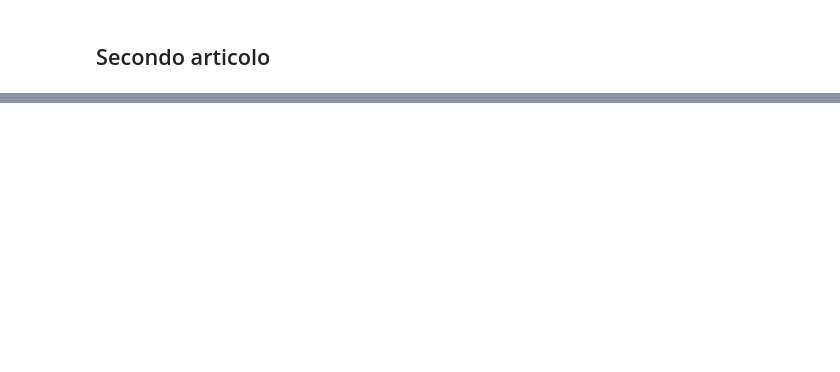
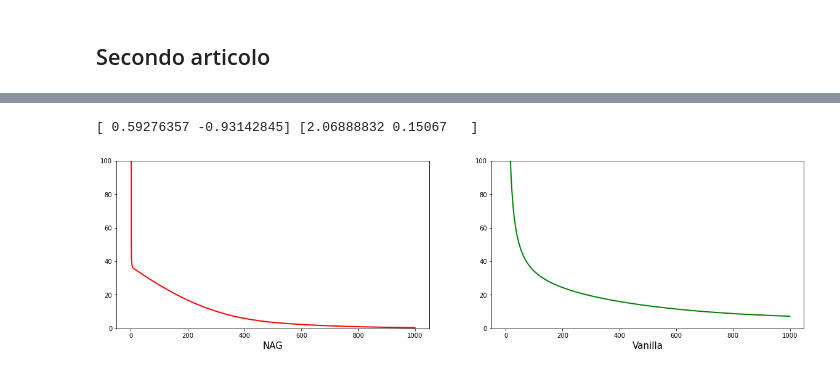
Before and after one commit to SimonePip/FDS, a Jupyter notebook: Final_project/FDS_Final_Project.ipynb, the cells around one changed output, grey strips where cells are left out. Saved outputs shown, nothing was run; the diff lists cells and outputs as text; code cells hidden in the pictures; blank space fills up the shorter version.

```diff
--- a/Final_project/FDS_Final_Project.ipynb
+++ b/Final_project/FDS_Final_Project.ipynb
@@ -276,0 +306,43 @@ plt.show()
+# %%
+def NAG (theta, loss, gradient_f, lr, beta, n_iter, t, theta_p): #t=a quale iterazione stiamo, theta_previous=theta_{t-1}-->s_{t-1}
+    mu_s = [0.999,0.995,0.99,0.9,0] #mu_max=0 praticamente identico a vanilla gd
+    mu_max = mu_s[2]               #aumentando mu_max migliora al convergenza
+    mu_t = min(1-2**(-1-math.log2(t/250 +1)), mu_max)
+
+    s_t_p = theta_p - lr*gradient_f(theta_p)
+    s_t = theta - lr*gradient_f(theta)
+    theta = s_t + mu_t*(s_t - s_t_p)
+    return theta
+# %%
+# Initialize theta0
+#inizializzazioni da dove convergiamo meglio
+#[-1,-1],[3,-3],[3,3],[-1,-4]
+
+
+theta0 = np.array([-2,-3])
+
+# Run Gradient Ascent method
+n_iter=1000
+theta_final_vanilla, log_l_history_vanilla,descent_trajectory_vanilla = gradient_descent(theta0,features=theta0,target=theta0,lr=0.0001,
+                                                        num_steps=n_iter,loss=beales_function,
+                                                        GD_type=vanilla_descent,gradient_function=beales_gradient,
+                                                        beta=0.01,n_iter=n_iter,t=0, theta_p=0)
+
+theta_final_NAG, log_l_history_NAG,descent_trajectory_NAG = gradient_descent(theta0,features=theta0,target=theta0,lr=0.0001,
+                                                   num_steps=n_iter,loss=beales_function,
+                                                   GD_type=NAG,gradient_function=beales_gradient,
+                                                   beta=0.01,n_iter=n_iter,t=0, theta_p=0)
+print(theta_final_vanilla,theta_final_NAG)
+# %% [output]
+[ 0.59276357 -0.93142845] [2.06888832 0.15067   ]
+# %%
+fig, (ax1, ax2,) = plt.subplots(1, 2,figsize=(20,5))
+ax1.plot(log_l_history_NAG,color="red",linewidth=2)
+ax1.set_xlabel("NAG",fontsize=15)
+ax1.set_ylim([0, 100])
+ax2.plot(log_l_history_vanilla,color="green",linewidth=2)
+ax2.set_xlabel("Vanilla",fontsize=15)
+ax2.set_ylim([0, 100])
+plt.show()
+# %% [output]
+[figure, added]
```
Also changed, not shown: parts of 14 cells of this notebook.
